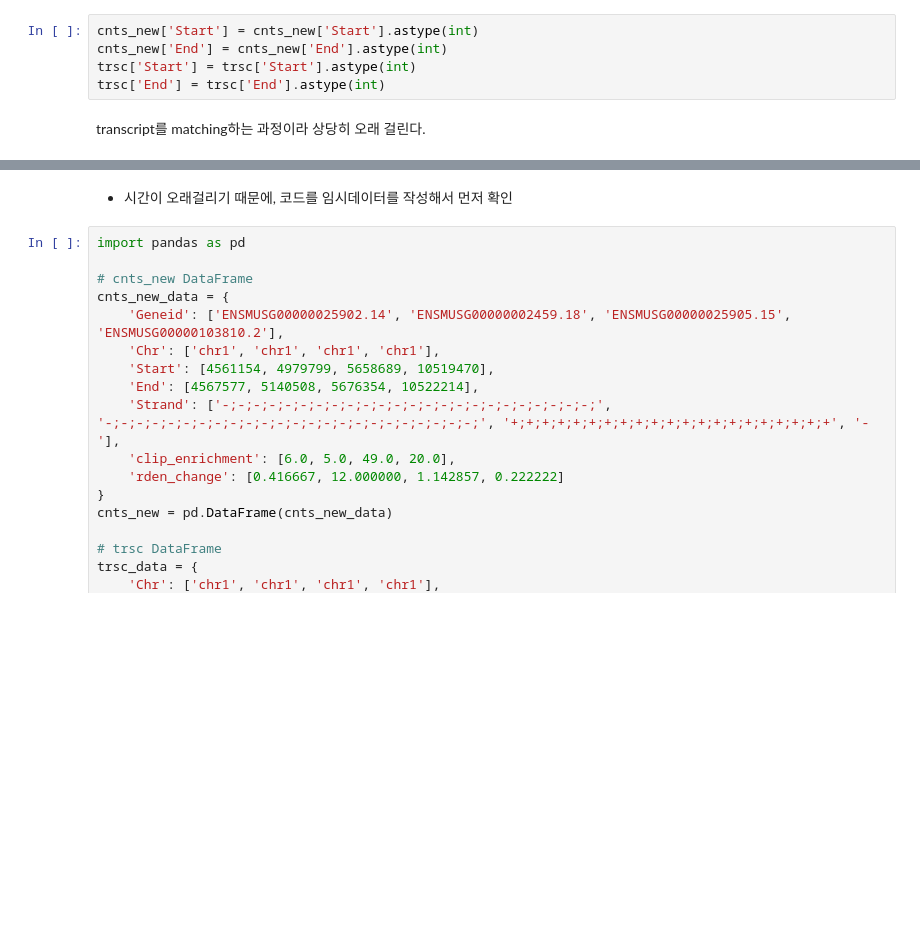
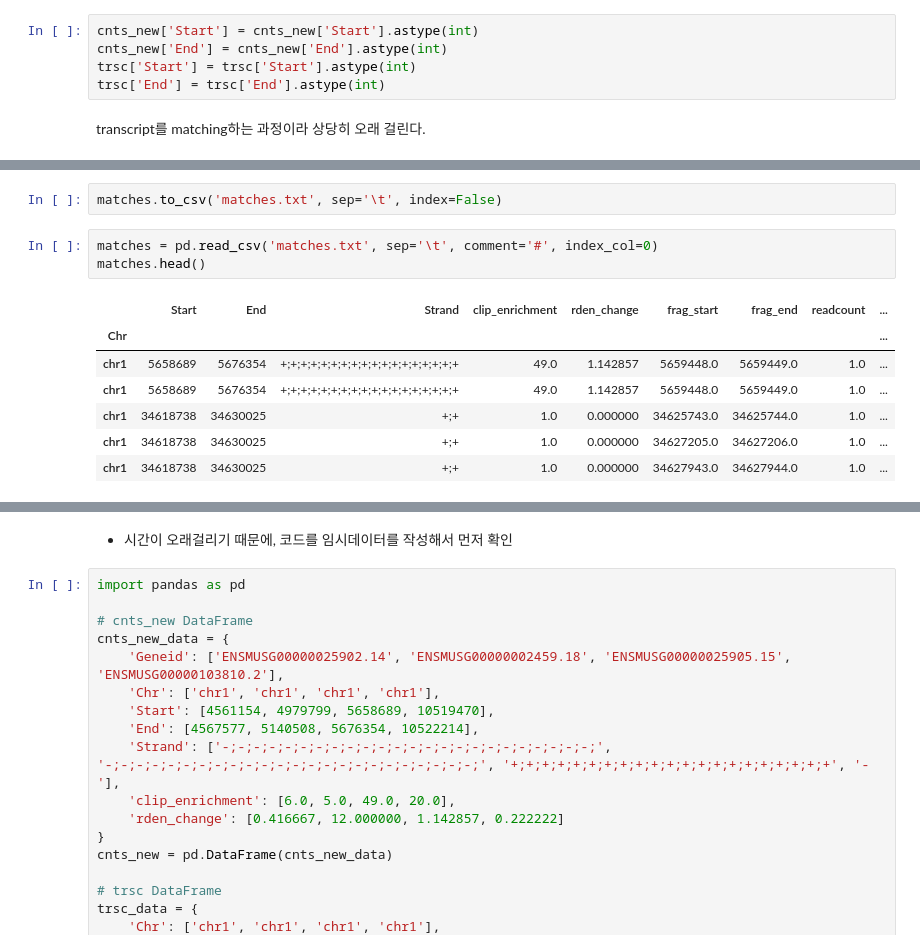
Before and after one commit to WoobeenJeong/miRNA_motif_finding, a Jupyter notebook: CoLab_TermProj_2023_2.ipynb, the cells around one changed output, grey strips where cells are left out. Cells and saved outputs as stored; diff of their text form; blank space fills up the shorter version.

```diff
--- a/CoLab_TermProj_2023_2.ipynb
+++ b/CoLab_TermProj_2023_2.ipynb
@@ -478,0 +507,13 @@ matches.head()
+# %%
+matches.to_csv('matches.txt', sep='\t', index=False)
+# %%
+matches = pd.read_csv('matches.txt', sep='\t', comment='#', index_col=0)
+matches.head()
+# %% [output]
+|  | Start | End | Strand | clip_enrichment | rden_change | frag_start | frag_end | readcount | ... |
+| Chr |  |  |  |  |  |  |  |  | ... |
+| chr1 | 5658689 | 5676354 | +;+;+;+;+;+;+;+;+;+;+;+;+;+;+;+;+;+ | 49.0 | 1.142857 | 5659448.0 | 5659449.0 | 1.0 | ... |
+| chr1 | 5658689 | 5676354 | +;+;+;+;+;+;+;+;+;+;+;+;+;+;+;+;+;+ | 49.0 | 1.142857 | 5659448.0 | 5659449.0 | 1.0 | ... |
+| chr1 | 34618738 | 34630025 | +;+ | 1.0 | 0.000000 | 34625743.0 | 34625744.0 | 1.0 | ... |
+| chr1 | 34618738 | 34630025 | +;+ | 1.0 | 0.000000 | 34627205.0 | 34627206.0 | 1.0 | ... |
+| chr1 | 34618738 | 34630025 | +;+ | 1.0 | 0.000000 | 34627943.0 | 34627944.0 | 1.0 | ... |
```
Also changed, not shown: parts of 10 cells of this notebook.
